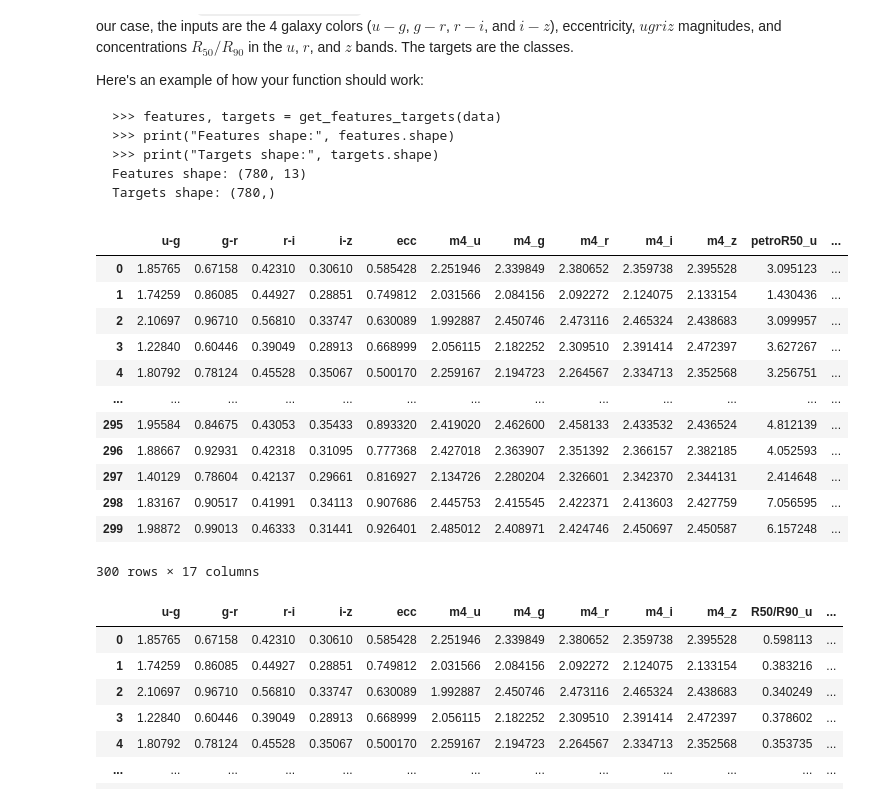
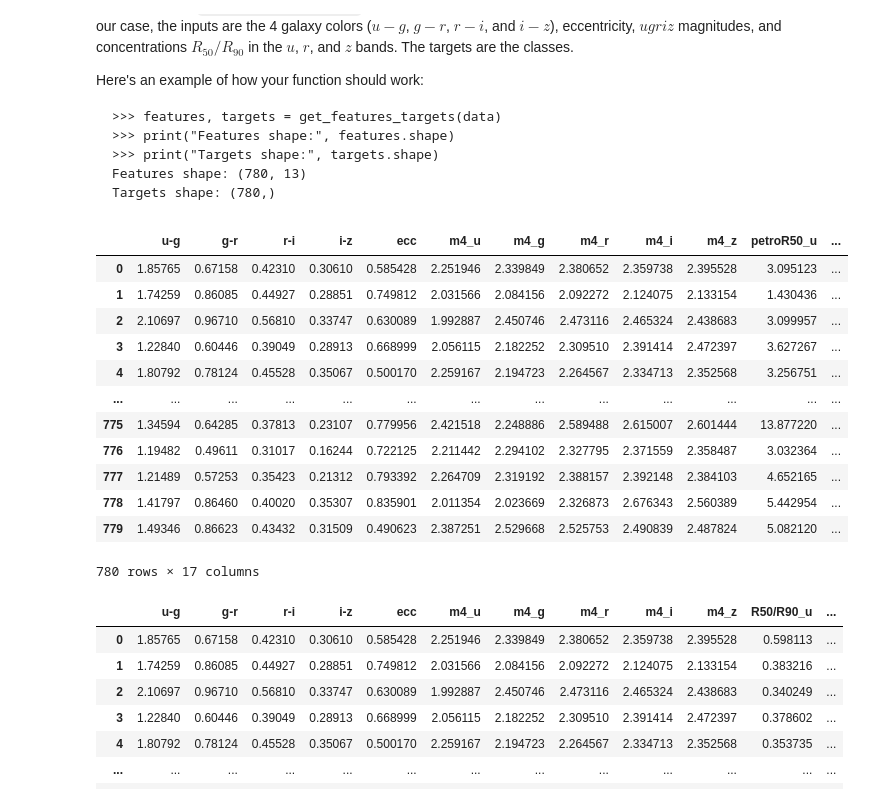
Before and after one commit to davidsaurus/AP_157_Lab, a Jupyter notebook: Daffon_AP157_lab_assignment_A2.ipynb, the cells around one changed output. Drawn from its saved outputs; the diff is of its cells as text; code cells hidden in the pictures.

```diff
--- a/Daffon_AP157_lab_assignment_A2.ipynb
+++ b/Daffon_AP157_lab_assignment_A2.ipynb
@@ -92,21 +95,20 @@ import pandas as pd # Preparations
 import numpy as np
 import matplotlib.pyplot as plt
 # %%
-df = pd.DataFrame(data) # I create a DataFrame 'df' which contains the data from 'galaxy_catalogue.npy'
-# display(df) # I inspect df to get understand the data
-df.head(300)
+df = pd.DataFrame(data) # creating a DataFrame 'df' which contains the data from 'galaxy_catalogue.npy'
+display(df)  # displaying df to understand the data
 # %% [output]
 |  | u-g | g-r | r-i | i-z | ecc | m4_u | m4_g | m4_r | m4_i | m4_z | petroR50_u | ... |
 | 0 | 1.85765 | 0.67158 | 0.42310 | 0.30610 | 0.585428 | 2.251946 | 2.339849 | 2.380652 | 2.359738 | 2.395528 | 3.095123 | ... |
 | 1 | 1.74259 | 0.86085 | 0.44927 | 0.28851 | 0.749812 | 2.031566 | 2.084156 | 2.092272 | 2.124075 | 2.133154 | 1.430436 | ... |
 | 2 | 2.10697 | 0.96710 | 0.56810 | 0.33747 | 0.630089 | 1.992887 | 2.450746 | 2.473116 | 2.465324 | 2.438683 | 3.099957 | ... |
 | 3 | 1.22840 | 0.60446 | 0.39049 | 0.28913 | 0.668999 | 2.056115 | 2.182252 | 2.309510 | 2.391414 | 2.472397 | 3.627267 | ... |
 | 4 | 1.80792 | 0.78124 | 0.45528 | 0.35067 | 0.500170 | 2.259167 | 2.194723 | 2.264567 | 2.334713 | 2.352568 | 3.256751 | ... |
 | ... | ... | ... | ... | ... | ... | ... | ... | ... | ... | ... | ... | ... |
-| 295 | 1.95584 | 0.84675 | 0.43053 | 0.35433 | 0.893320 | 2.419020 | 2.462600 | 2.458133 | 2.433532 | 2.436524 | 4.812139 | ... |
-| 296 | 1.88667 | 0.92931 | 0.42318 | 0.31095 | 0.777368 | 2.427018 | 2.363907 | 2.351392 | 2.366157 | 2.382185 | 4.052593 | ... |
-| 297 | 1.40129 | 0.78604 | 0.42137 | 0.29661 | 0.816927 | 2.134726 | 2.280204 | 2.326601 | 2.342370 | 2.344131 | 2.414648 | ... |
-| 298 | 1.83167 | 0.90517 | 0.41991 | 0.34113 | 0.907686 | 2.445753 | 2.415545 | 2.422371 | 2.413603 | 2.427759 | 7.056595 | ... |
-| 299 | 1.98872 | 0.99013 | 0.46333 | 0.31441 | 0.926401 | 2.485012 | 2.408971 | 2.424746 | 2.450697 | 2.450587 | 6.157248 | ... |
+| 775 | 1.34594 | 0.64285 | 0.37813 | 0.23107 | 0.779956 | 2.421518 | 2.248886 | 2.589488 | 2.615007 | 2.601444 | 13.877220 | ... |
+| 776 | 1.19482 | 0.49611 | 0.31017 | 0.16244 | 0.722125 | 2.211442 | 2.294102 | 2.327795 | 2.371559 | 2.358487 | 3.032364 | ... |
+| 777 | 1.21489 | 0.57253 | 0.35423 | 0.21312 | 0.793392 | 2.264709 | 2.319192 | 2.388157 | 2.392148 | 2.384103 | 4.652165 | ... |
+| 778 | 1.41797 | 0.86460 | 0.40020 | 0.35307 | 0.835901 | 2.011354 | 2.023669 | 2.326873 | 2.676343 | 2.560389 | 5.442954 | ... |
+| 779 | 1.49346 | 0.86623 | 0.43432 | 0.31509 | 0.490623 | 2.387251 | 2.529668 | 2.525753 | 2.490839 | 2.487824 | 5.082120 | ... |
-300 rows × 17 columns
+780 rows × 17 columns
 # %%
```
Also changed, not shown: parts of 22 cells of this notebook, 2 other files.
